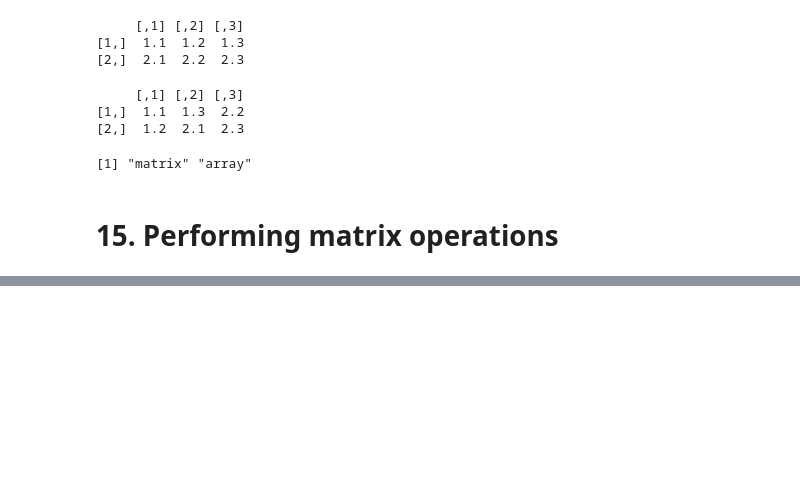
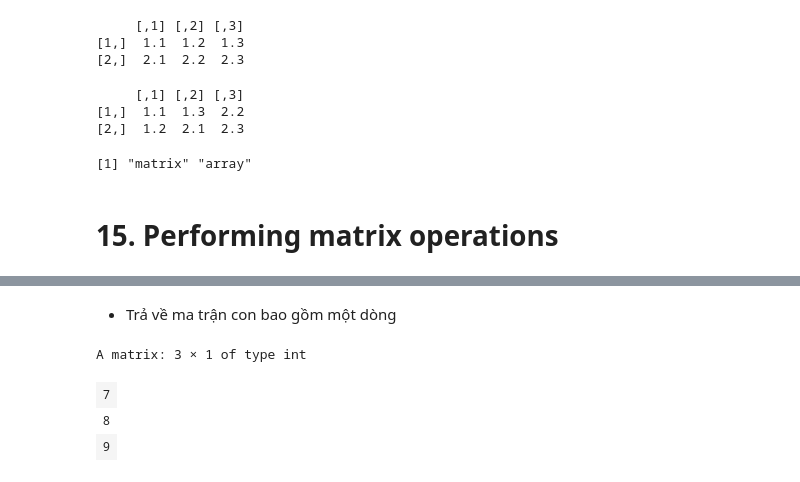
Before and after one commit to cuongpiger/R_Cookbook, a Jupyter notebook: Chapter 05. Data structures/demo.ipynb, the cells around one changed output, grey strips where cells are left out. Saved outputs shown, nothing was run; the diff lists cells and outputs as text; code cells hidden in the pictures; blank space fills up the shorter version.

```diff
--- a/Chapter 05. Data structures/demo.ipynb
+++ b/Chapter 05. Data structures/demo.ipynb
@@ -632,0 +725,9 @@ class(v)
+# %% [markdown]
+* Trả về ma trận con bao gồm một dòng
+# %%
+mat[, 3, drop=FALSE]
+# %% [output]
+A matrix: 3 × 1 of type int
+| 7 |
+| 8 |
+| 9 |
```
Also changed, not shown: parts of 22 cells of this notebook.
